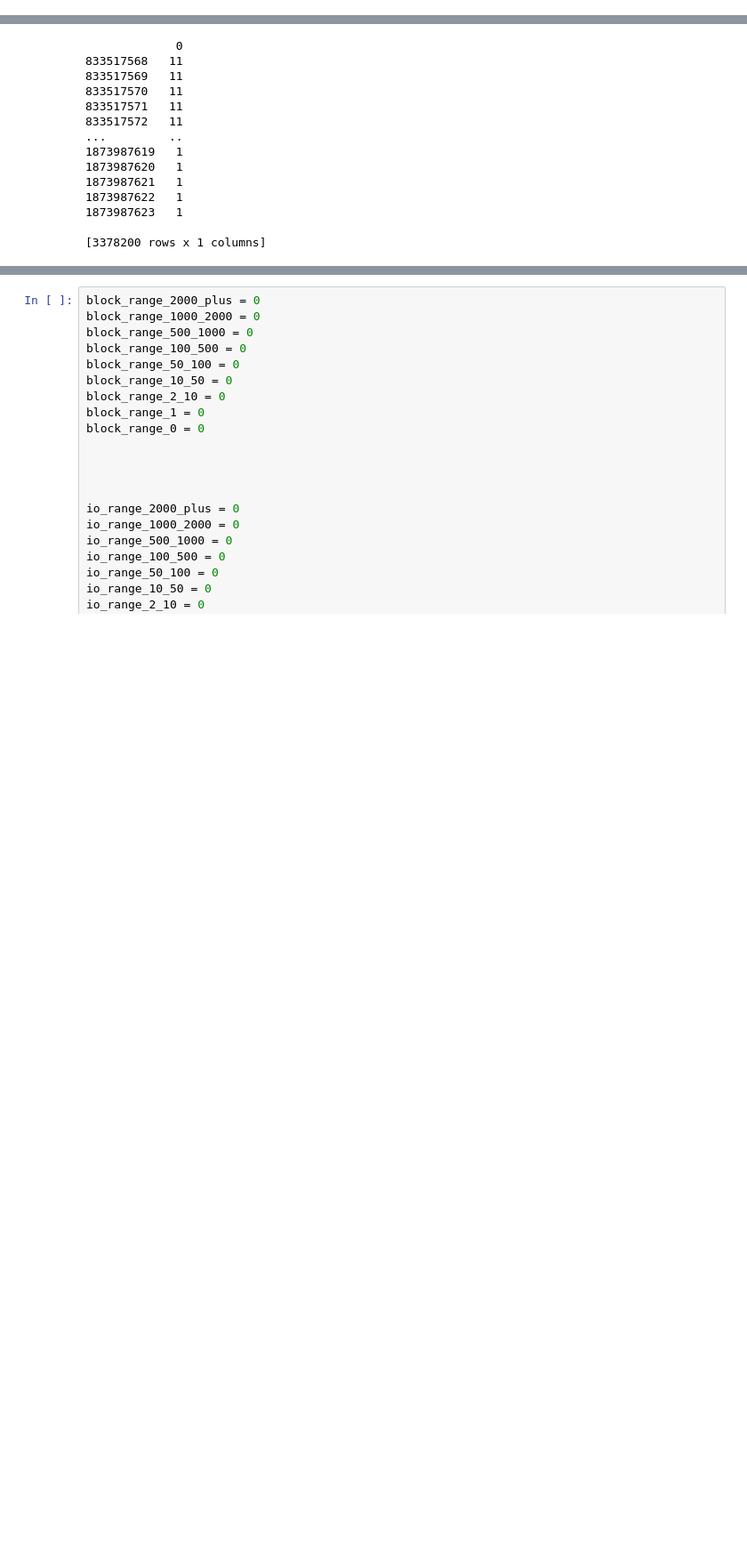
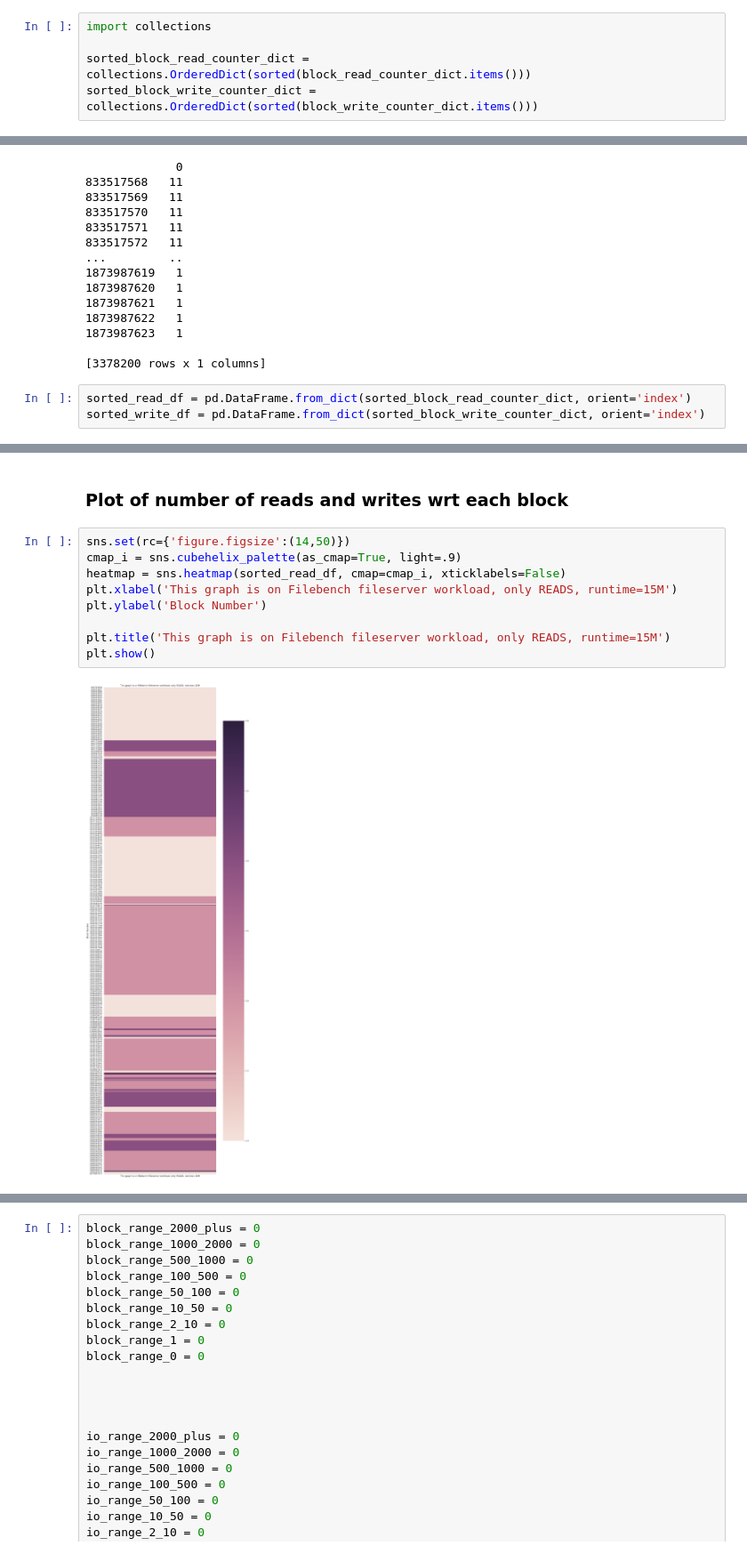
Before and after one commit to PrathUpadhyay/Systems, a Jupyter notebook: IO_Traces/Traces_Filebench/filebench_fileserver_15mins.ipynb, the cells around one changed output, grey strips where cells are left out. Shown at 89% size. Drawn from its saved outputs; the diff is of its cells as text; blank space fills up the shorter version.

```diff
--- a/IO_Traces/Traces_Filebench/filebench_fileserver_15mins.ipynb
+++ b/IO_Traces/Traces_Filebench/filebench_fileserver_15mins.ipynb
@@ -133,6 +171,11 @@ Sum of all the block accesses 87372264
 import collections
 
 sorted_block_counter_dict = collections.OrderedDict(sorted(block_counter_dict.items()))
+# %%
+import collections
+
+sorted_block_read_counter_dict = collections.OrderedDict(sorted(block_read_counter_dict.items()))
+sorted_block_write_counter_dict = collections.OrderedDict(sorted(block_write_counter_dict.items()))
 # %%
 
 sorted_df = pd.DataFrame.from_dict(sorted_block_counter_dict, orient='index')
@@ -153,3 +196,6 @@ print(sorted_df)
 1873987623   1
 
 [3378200 rows x 1 columns]
+# %%
+sorted_read_df = pd.DataFrame.from_dict(sorted_block_read_counter_dict, orient='index')
+sorted_write_df = pd.DataFrame.from_dict(sorted_block_write_counter_dict, orient='index')
@@ -169,3 +214,16 @@ plt.title('This graph is on Filebench fileserver workload, runtime=15M')
 plt.show()
 # %% [output]
 [figure]
+# %% [markdown]
+### Plot of number of reads and writes wrt each block
+# %%
+sns.set(rc={'figure.figsize':(14,50)})
+cmap_i = sns.cubehelix_palette(as_cmap=True, light=.9)
+heatmap = sns.heatmap(sorted_read_df, cmap=cmap_i, xticklabels=False)
+plt.xlabel('This graph is on Filebench fileserver workload, only READS, runtime=15M')
+plt.ylabel('Block Number')
+
+plt.title('This graph is on Filebench fileserver workload, only READS, runtime=15M')
+plt.show()
+# %% [output]
+[figure, added]
```
Also changed, not shown: parts of 9 cells of this notebook.
